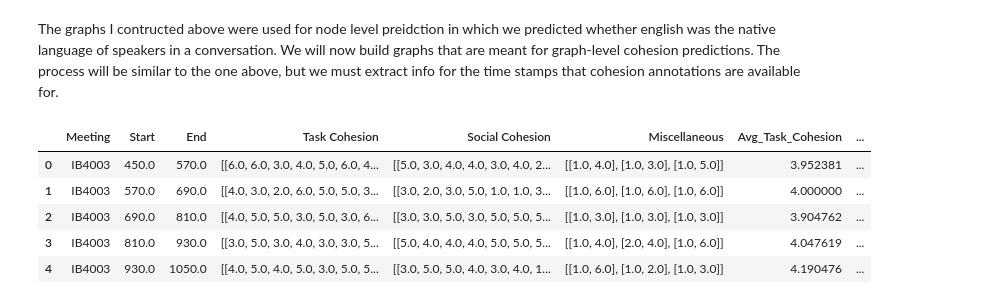
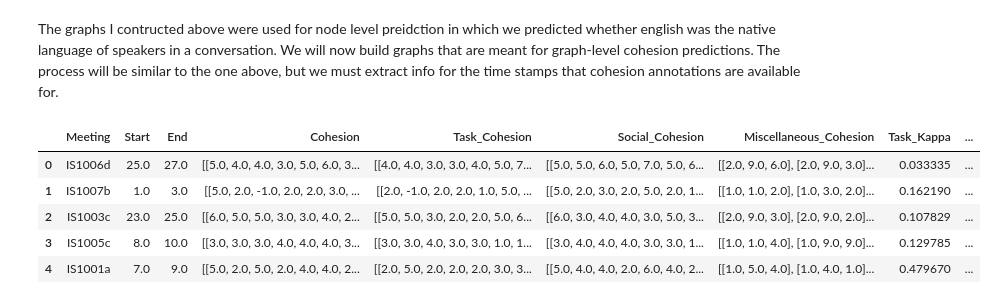
Before and after one commit to ManuelNunez08/GroupCohesionPrediction, a Jupyter notebook: graphs/create_graphs.ipynb, the cells around one changed output. Cells and saved outputs as stored; diff of their text form; code cells hidden in the pictures.

```diff
--- a/graphs/create_graphs.ipynb
+++ b/graphs/create_graphs.ipynb
@@ -525,15 +564,15 @@ with open('graphs_data.pkl', 'wb') as f:
 # %% [markdown]
 The graphs I contructed above were used for node level preidction in which we predicted whether english was the native language of speakers in a conversation. We will now build graphs that are meant for graph-level cohesion predictions. The process will be similar to the one above, but we must extract info for the time stamps that cohesion annotations are available for.
 # %%
-df_cohesion = pd.read_pickle('/Users/manuelnunezmartinez/Documents/UF/Research Internship/code/Cohesion_Annotations/Cohesion_data.pkl')
+df_cohesion = pd.read_pickle('../Cohesion_Annotations/Cohesion_split_data.pkl')
 df_cohesion.head()
 # %% [output]
-|  | Meeting | Start | End | Task Cohesion | Social Cohesion | Miscellaneous | Avg_Task_Cohesion | ... |
-| 0 | IB4003 | 450.0 | 570.0 | [[6.0, 6.0, 3.0, 4.0, 5.0, 6.0, 4... | [[5.0, 3.0, 4.0, 4.0, 3.0, 4.0, 2... | [[1.0, 4.0], [1.0, 3.0], [1.0, 5.0]] | 3.952381 | ... |
-| 1 | IB4003 | 570.0 | 690.0 | [[4.0, 3.0, 2.0, 6.0, 5.0, 5.0, 3... | [[3.0, 2.0, 3.0, 5.0, 1.0, 1.0, 3... | [[1.0, 6.0], [1.0, 6.0], [1.0, 6.0]] | 4.000000 | ... |
-| 2 | IB4003 | 690.0 | 810.0 | [[4.0, 5.0, 5.0, 3.0, 5.0, 3.0, 6... | [[3.0, 3.0, 5.0, 3.0, 5.0, 5.0, 5... | [[1.0, 3.0], [1.0, 3.0], [1.0, 3.0]] | 3.904762 | ... |
-| 3 | IB4003 | 810.0 | 930.0 | [[3.0, 5.0, 3.0, 4.0, 3.0, 3.0, 5... | [[5.0, 4.0, 4.0, 4.0, 5.0, 5.0, 5... | [[1.0, 4.0], [2.0, 4.0], [1.0, 6.0]] | 4.047619 | ... |
-| 4 | IB4003 | 930.0 | 1050.0 | [[4.0, 5.0, 4.0, 5.0, 3.0, 5.0, 5... | [[3.0, 5.0, 5.0, 4.0, 3.0, 4.0, 1... | [[1.0, 6.0], [1.0, 2.0], [1.0, 3.0]] | 4.190476 | ... |
+|  | Meeting | Start | End | Cohesion | Task_Cohesion | Social_Cohesion | Miscellaneous_Cohesion | Task_Kappa | ... |
+| 0 | IS1006d | 25.0 | 27.0 | [[5.0, 4.0, 4.0, 3.0, 5.0, 6.0, 3... | [[4.0, 4.0, 3.0, 3.0, 4.0, 5.0, 7... | [[5.0, 5.0, 6.0, 5.0, 7.0, 5.0, 6... | [[2.0, 9.0, 6.0], [2.0, 9.0, 3.0]... | 0.033335 | ... |
+| 1 | IS1007b | 1.0 | 3.0 | [[5.0, 2.0, -1.0, 2.0, 2.0, 3.0, ... | [[2.0, -1.0, 2.0, 2.0, 1.0, 5.0, ... | [[5.0, 2.0, 3.0, 2.0, 5.0, 2.0, 1... | [[1.0, 1.0, 2.0], [1.0, 3.0, 2.0]... | 0.162190 | ... |
+| 2 | IS1003c | 23.0 | 25.0 | [[6.0, 5.0, 5.0, 3.0, 3.0, 4.0, 2... | [[5.0, 5.0, 3.0, 2.0, 2.0, 5.0, 6... | [[6.0, 3.0, 4.0, 4.0, 3.0, 5.0, 3... | [[2.0, 9.0, 3.0], [2.0, 9.0, 2.0]... | 0.107829 | ... |
+| 3 | IS1005c | 8.0 | 10.0 | [[3.0, 3.0, 3.0, 4.0, 4.0, 4.0, 3... | [[3.0, 3.0, 4.0, 3.0, 3.0, 1.0, 1... | [[3.0, 4.0, 4.0, 4.0, 3.0, 3.0, 1... | [[1.0, 1.0, 4.0], [1.0, 9.0, 9.0]... | 0.129785 | ... |
+| 4 | IS1001a | 7.0 | 9.0 | [[5.0, 2.0, 5.0, 2.0, 4.0, 4.0, 2... | [[2.0, 5.0, 2.0, 2.0, 2.0, 3.0, 3... | [[5.0, 4.0, 4.0, 2.0, 6.0, 4.0, 2... | [[1.0, 5.0, 4.0], [1.0, 4.0, 1.0]... | 0.479670 | ... |
 # %%
 sub_dfs = []
 for index, row in df_cohesion.iterrows():
```
Also changed, not shown: parts of 11 cells of this notebook, 11 other files.
